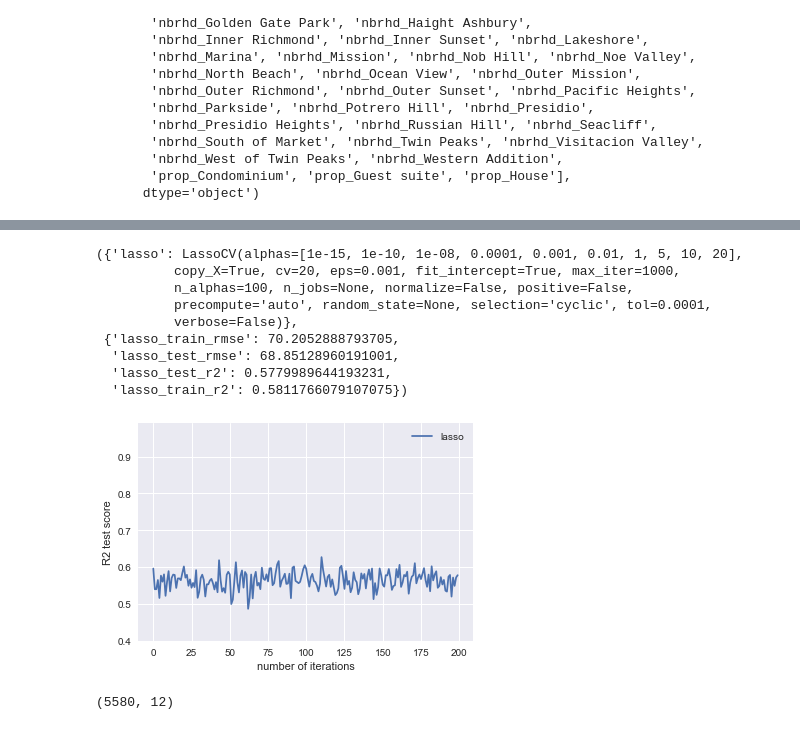
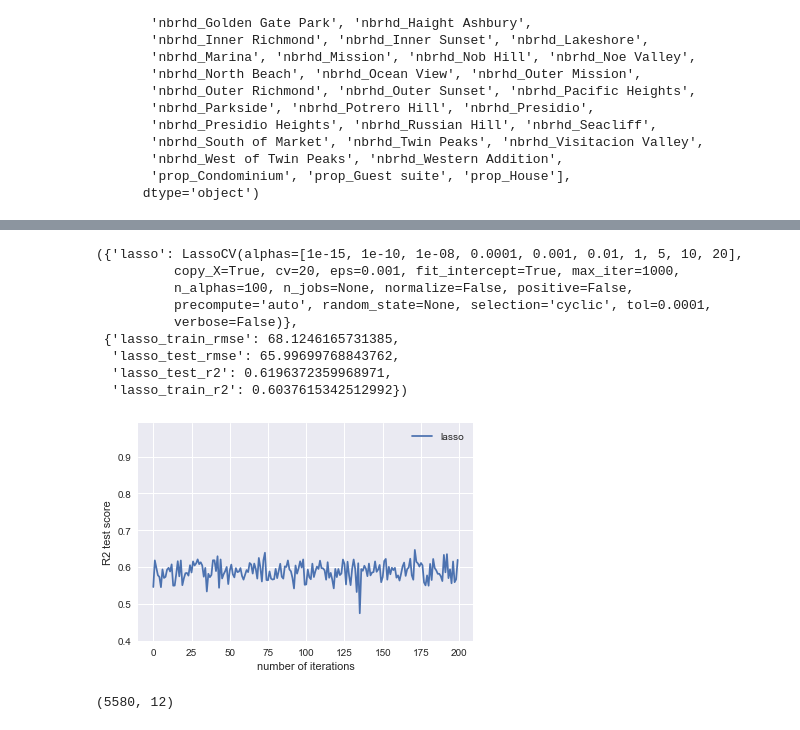
Before and after one commit to CaryMosley/Mod2Project, a Jupyter notebook: AirbnbFeatureEngFunction.ipynb, the cells around one changed output, grey strips where cells are left out. Saved outputs shown, nothing was run; the diff lists cells and outputs as text; code cells hidden in the pictures.

```diff
--- a/AirbnbFeatureEngFunction.ipynb
+++ b/AirbnbFeatureEngFunction.ipynb
@@ -322,18 +313,18 @@ df_feat_nbr_trim =df_nbr_trim[['neighbourhood_cleansed', 'accommodates', 'bathro
        'Private room','Condominium', 'Guest suite', 'House']]
 # %%
 
-make_models(df_feat_nbr_trim, df_tgt_trim, num_iter=100, models=['lasso'], complexity='poly_intx', degree=2)
+make_models(df_feat_nbr_trim, df_tgt_trim, num_iter=100, models=['lasso'], complexity='polynomial', degree=2)
 # %% [output]
 ({'lasso': LassoCV(alphas=[1e-15, 1e-10, 1e-08, 0.0001, 0.001, 0.01, 1, 5, 10, 20],
           copy_X=True, cv=20, eps=0.001, fit_intercept=True, max_iter=1000,
           n_alphas=100, n_jobs=None, normalize=False, positive=False,
           precompute='auto', random_state=None, selection='cyclic', tol=0.0001,
           verbose=False)},
- {'lasso_train_rmse': 70.2052888793705,
-  'lasso_test_rmse': 68.85128960191001,
-  'lasso_test_r2': 0.5779989644193231,
-  'lasso_train_r2': 0.5811766079107075})
+ {'lasso_train_rmse': 68.1246165731385,
+  'lasso_test_rmse': 65.99699768843762,
+  'lasso_test_r2': 0.6196372359968971,
+  'lasso_train_r2': 0.6037615342512992})
-[figure, old version]
+[figure, new version]
 # %%
 df_feat_nbr_trim.shape
 # %% [output]
```
Also changed, not shown: parts of 28 cells of this notebook.
